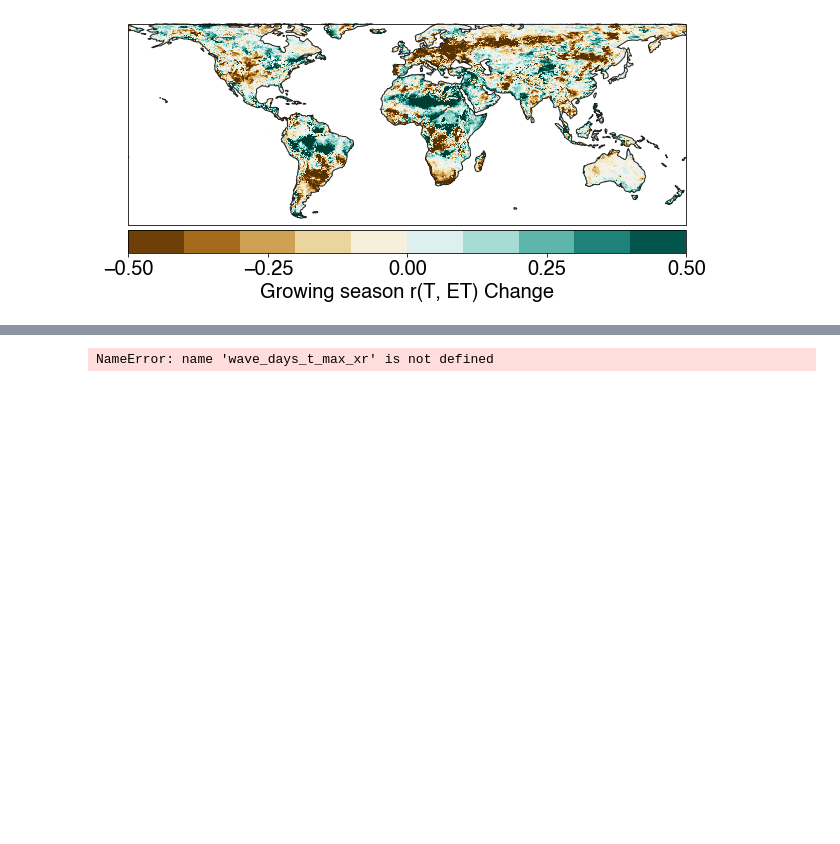
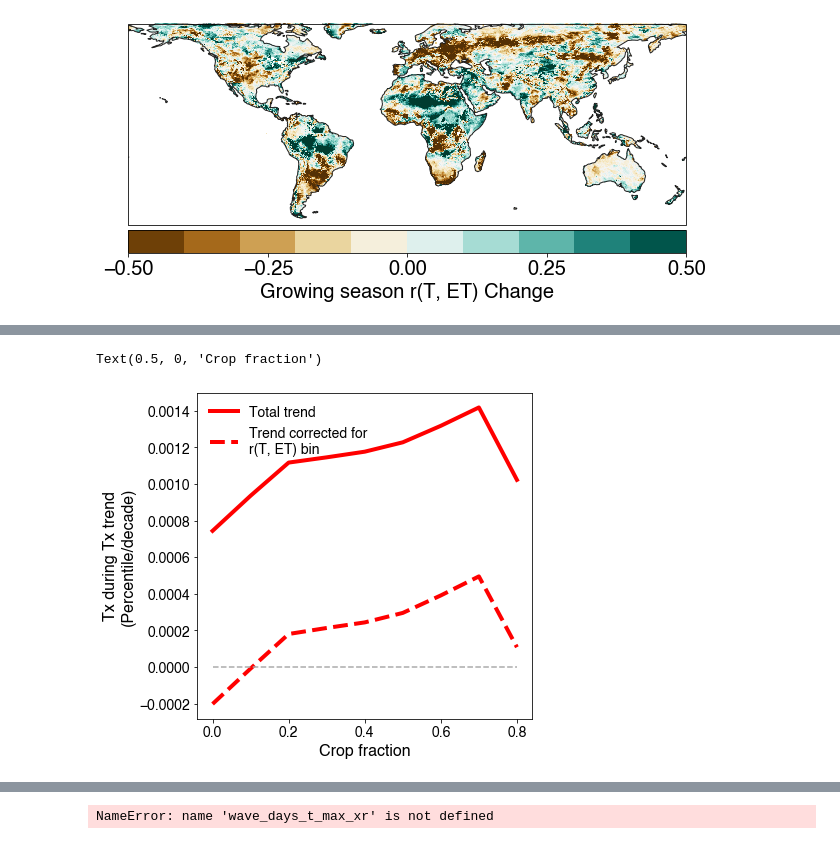
Before and after one commit to ecoffel/2021-heat, a Jupyter notebook: ht_tx_on_tw_analysis.ipynb, the cells around one changed output, grey strips where cells are left out. Cells and saved outputs as stored; diff of their text form; code cells hidden in the pictures; blank space fills up the shorter version.

```diff
--- a/ht_tx_on_tw_analysis.ipynb
+++ b/ht_tx_on_tw_analysis.ipynb
@@ -1574,0 +1464,18 @@ cb.set_label('Tw during Tx (Percentile)')
+# %%
+fig=plt.figure(figsize=(6,6))
+# plt.plot(cf_bins,tx_during_tw_trend_cf_anom_binned, '-r', lw=4)
+# plt.plot(cf_bins,tx_during_tw_trend_cf_binned, '.r', lw=4)
+
+plt.plot(cf_bins,tx_during_tx_trend_cf_binned, '-r', lw=4, label='Total trend')
+plt.plot(cf_bins,tx_during_tx_trend_cf_anom_binned, '--r', lw=4, label='Trend corrected for\nr(T, ET) bin')
+
+plt.plot([0, .8], [0, 0], '--', c='#aaaaaa')
+plt.legend(prop={'size': 14}, frameon=False, loc='upper left')
+
+plt.ylabel('Tx during Tx trend\n(Percentile/decade)')
+plt.xlabel('Crop fraction')
+
+# plt.savefig('tx-during-tx-trend-cf.png', format='png', dpi=500, bbox_inches = 'tight', pad_inches = 0.02)
+# %% [output]
+Text(0.5, 0, 'Crop fraction')
+[figure, added]
```
Also changed, not shown: parts of 61 cells of this notebook.
